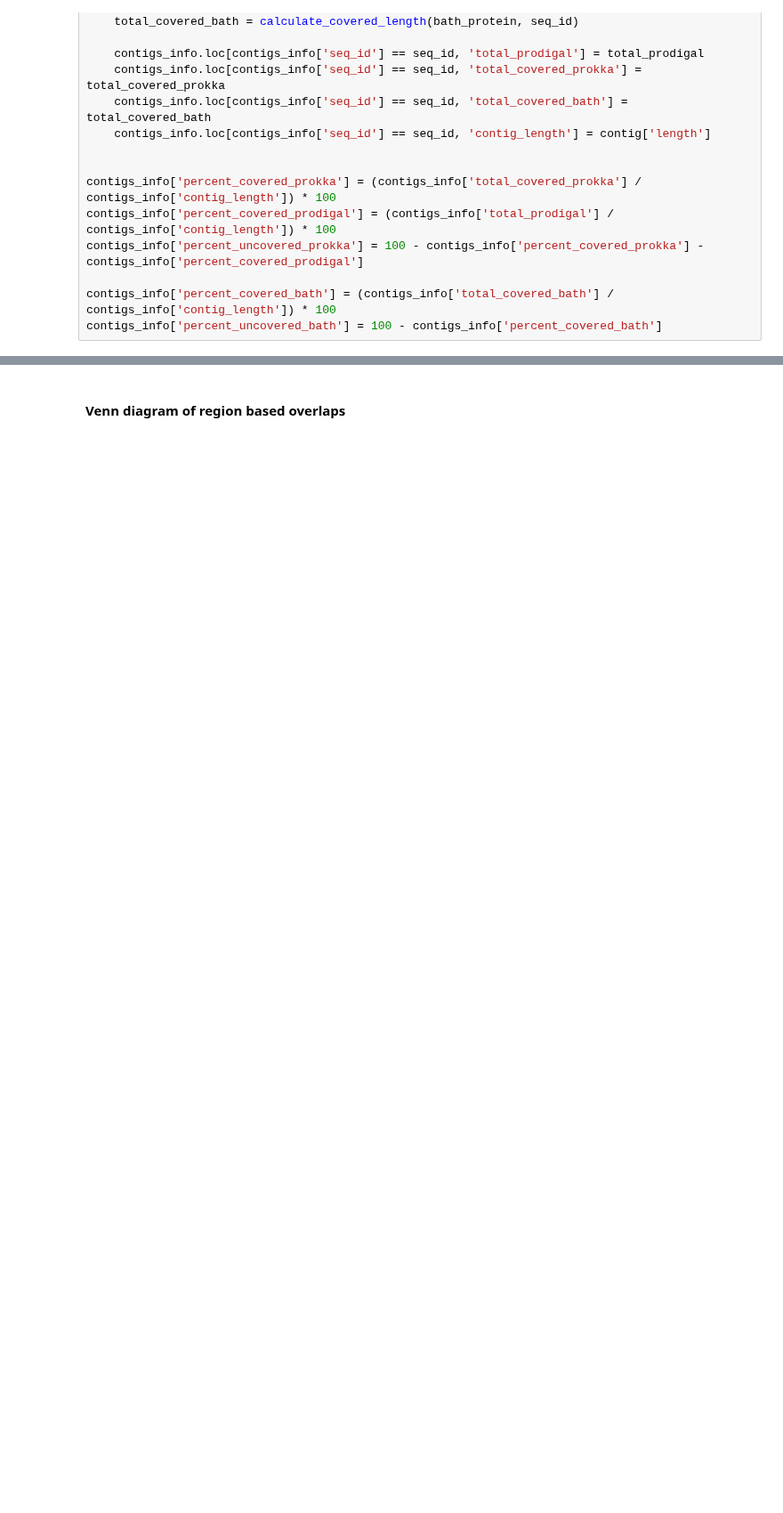
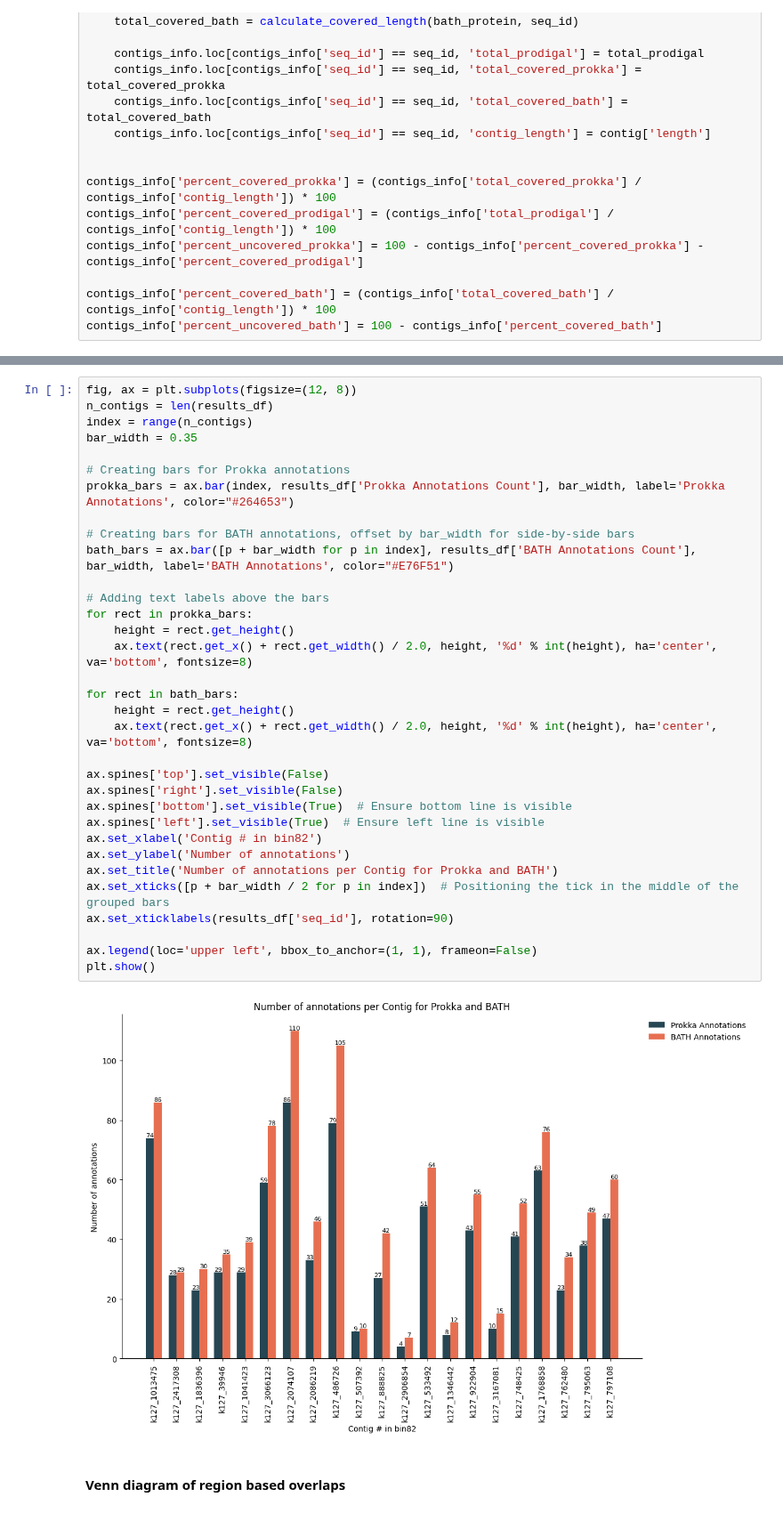
Before and after one commit to NehaSontakk/BATH-Prokka-Comparison, a Jupyter notebook: Updated_Contig_comparison_identifying_gaps_Prokka_vs_BATH.ipynb, the cells around one changed output, grey strips where cells are left out. Shown at 89% size. Drawn from its saved outputs; the diff is of its cells as text; blank space fills up the shorter version.

```diff
--- a/Updated_Contig_comparison_identifying_gaps_Prokka_vs_BATH.ipynb
+++ b/Updated_Contig_comparison_identifying_gaps_Prokka_vs_BATH.ipynb
@@ -421,3 +492,38 @@ plt.show()
+# %%
+fig, ax = plt.subplots(figsize=(12, 8))
+n_contigs = len(results_df)
+index = range(n_contigs)
+bar_width = 0.35
+
+# Creating bars for Prokka annotations
+prokka_bars = ax.bar(index, results_df['Prokka Annotations Count'], bar_width, label='Prokka Annotations', color="#264653")
+
+# Creating bars for BATH annotations, offset by bar_width for side-by-side bars
+bath_bars = ax.bar([p + bar_width for p in index], results_df['BATH Annotations Count'], bar_width, label='BATH Annotations', color="#E76F51")
+
+# Adding text labels above the bars
+for rect in prokka_bars:
+    height = rect.get_height()
+    ax.text(rect.get_x() + rect.get_width() / 2.0, height, '%d' % int(height), ha='center', va='bottom', fontsize=8)
+
+for rect in bath_bars:
+    height = rect.get_height()
+    ax.text(rect.get_x() + rect.get_width() / 2.0, height, '%d' % int(height), ha='center', va='bottom', fontsize=8)
+
+ax.spines['top'].set_visible(False)
+ax.spines['right'].set_visible(False)
+ax.spines['bottom'].set_visible(True)  # Ensure bottom line is visible
+ax.spines['left'].set_visible(True)  # Ensure left line is visible
+ax.set_xlabel('Contig # in bin82')
+ax.set_ylabel('Number of annotations')
+ax.set_title('Number of annotations per Contig for Prokka and BATH')
+ax.set_xticks([p + bar_width / 2 for p in index])  # Positioning the tick in the middle of the grouped bars
+ax.set_xticklabels(results_df['seq_id'], rotation=90)
+
+ax.legend(loc='upper left', bbox_to_anchor=(1, 1), frameon=False)
+plt.show()
+# %% [output]
+[figure, added]
 # %% [markdown]
 #### Venn diagram of region based overlaps
 # %%
```
Also changed, not shown: parts of 13 cells of this notebook.
